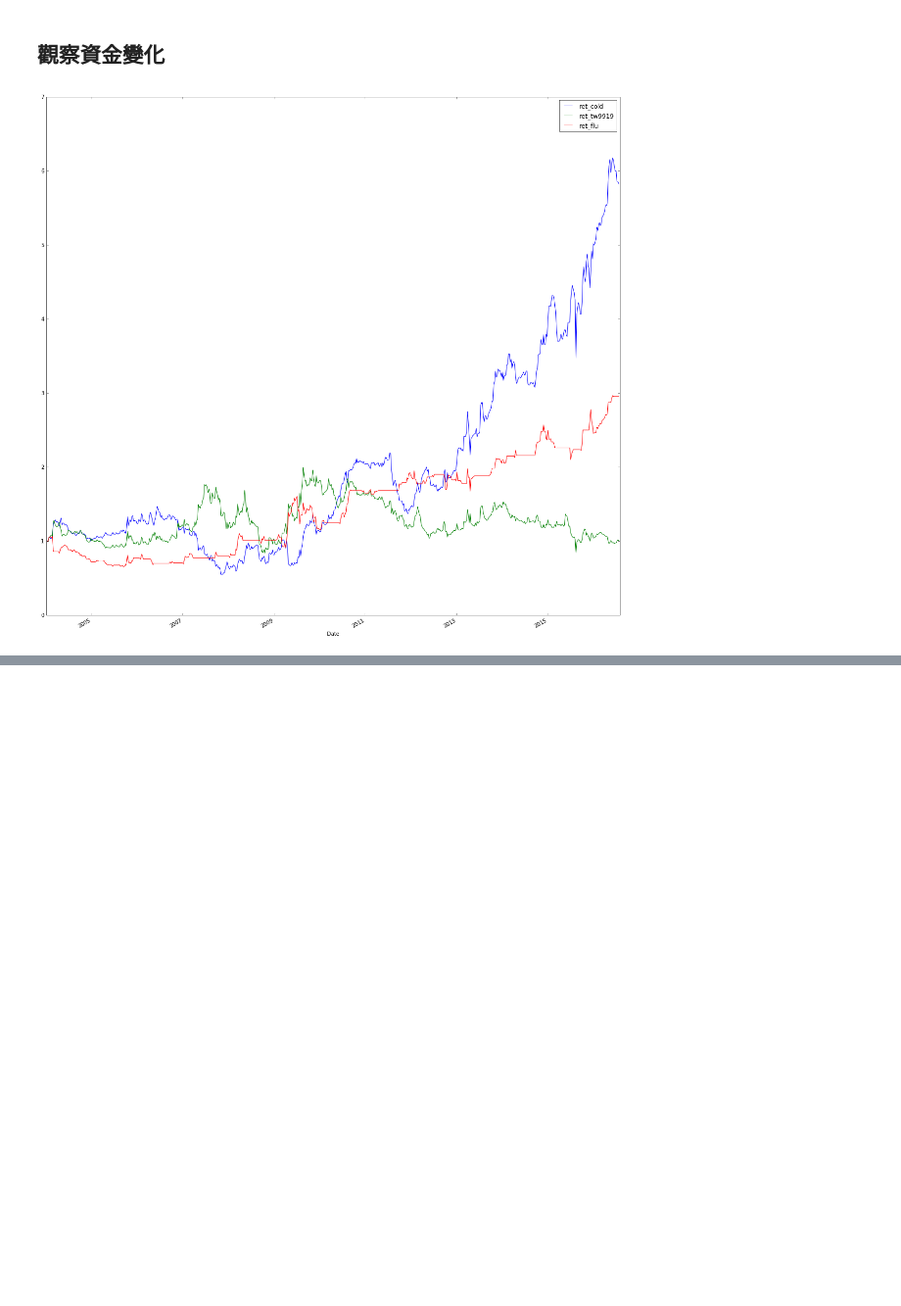
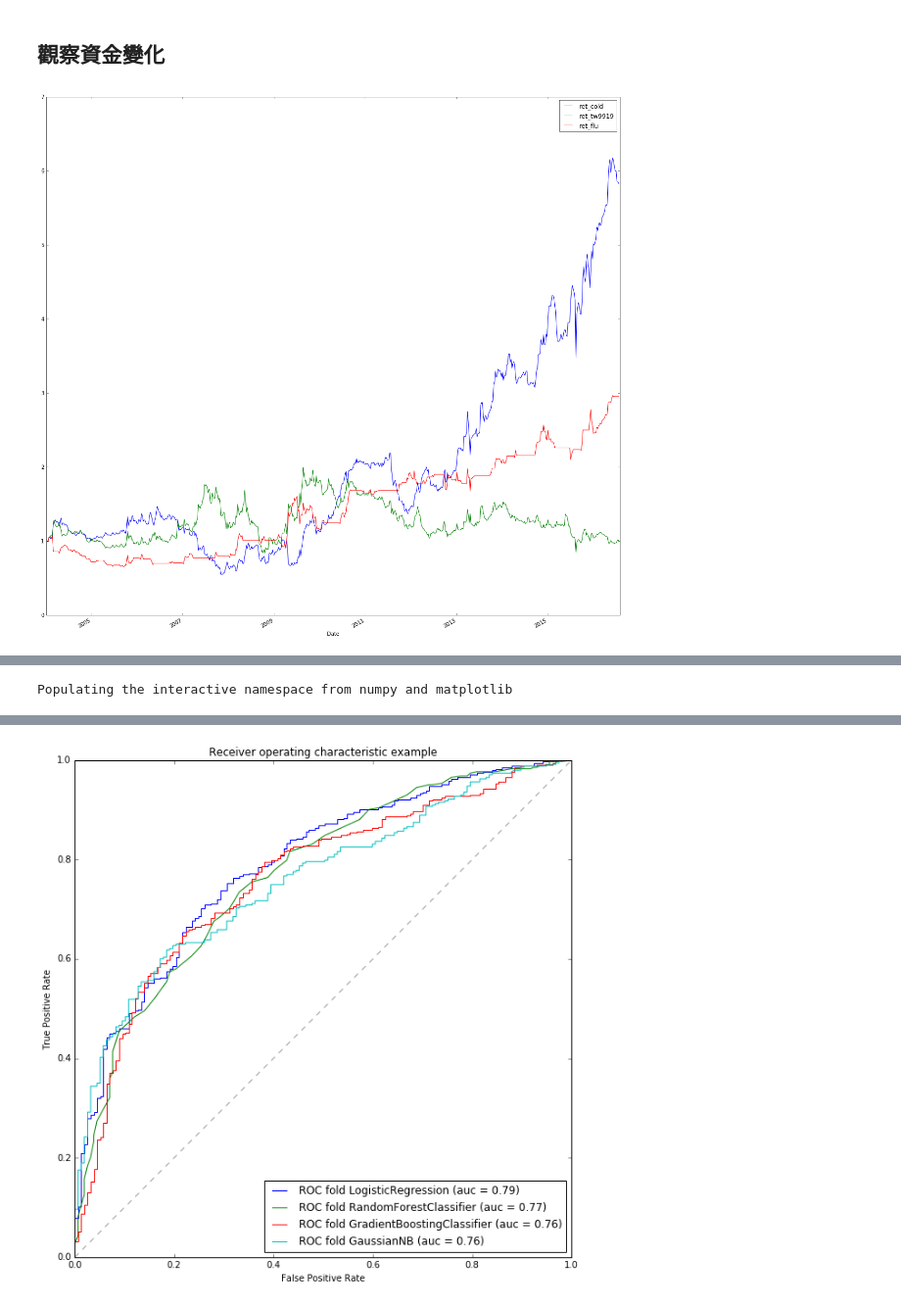
Before and after one commit to ywchiu/pyfintech, a Jupyter notebook: 20160806Demo.ipynb, the cells around one changed output, grey strips where cells are left out. Shown at 98% size. Cells and saved outputs as stored; diff of their text form; code cells hidden in the pictures; blank space fills up the shorter version.

```diff
--- a/20160806Demo.ipynb
+++ b/20160806Demo.ipynb
@@ -632,0 +842,43 @@ data.head(10)
+# %%
+from sklearn.linear_model import LogisticRegression
+from sklearn.ensemble import RandomForestClassifier, GradientBoostingClassifier
+from sklearn.naive_bayes import GaussianNB
+from sklearn.neighbors import KNeighborsClassifier
+
+models = []
+models.append(LogisticRegression())
+models.append(RandomForestClassifier(n_estimators=100, criterion='entropy'))
+models.append(GradientBoostingClassifier(max_depth =4))
+models.append(GaussianNB())
+
+for model in models:
+    model.fit(train_df.drop('Creditability', axis=1), train_df['Creditability'])
+# %%
+%pylab inline
+from sklearn.metrics import roc_curve, auc
+import matplotlib.pyplot as plt
+%matplotlib inline
+
+def roc_comparison(models, X_train, X_test, y_train, y_test):
+    plt.figure(figsize=(10, 10))
+    for model in models:
+        pred_scr = model.predict_proba(X_test)[:, 1] #得到預測機率
+        fpr, tpr, thresholds = roc_curve(y_test, pred_scr) # 求出 False Positive Rate, True Positive Rate
+        roc_auc =  auc(fpr, tpr) # 求出auc
+        md = str(model)
+        md = md[:md.find('(')]
+        plt.plot(fpr, tpr, label='ROC fold %s (auc = %0.2f)' % (md, roc_auc)) # 加auc 到legend中
+
+
+    plt.plot([0, 1], [0, 1], '--', color=(0.6, 0.6, 0.6)) #設置隨機線(黑線)的範圍跟顏色, 線的狀態
+    plt.xlim([0, 1]) #(設置x 範圍)
+    plt.ylim([0, 1]) #(設置y 範圍)
+    plt.xlabel('False Positive Rate') #設置x標籤
+    plt.ylabel('True Positive Rate') #設置y標籤
+    plt.title('Receiver operating characteristic example') #設置標題
+    plt.legend(loc="lower right") #設置Legend 呈現的位置
+    plt.show() #顯示圖片
+
+roc_comparison(models, train_df.drop('Creditability', axis=1), test_df.drop('Creditability', axis=1), train_df['Creditability'], test_df['Creditability'])
+# %% [output]
+Populating the interactive namespace from numpy and matplotlib
@@ -632,0 +887 @@ data.head(10)
+[figure, added]
```
Also changed, not shown: parts of 24 cells of this notebook.
